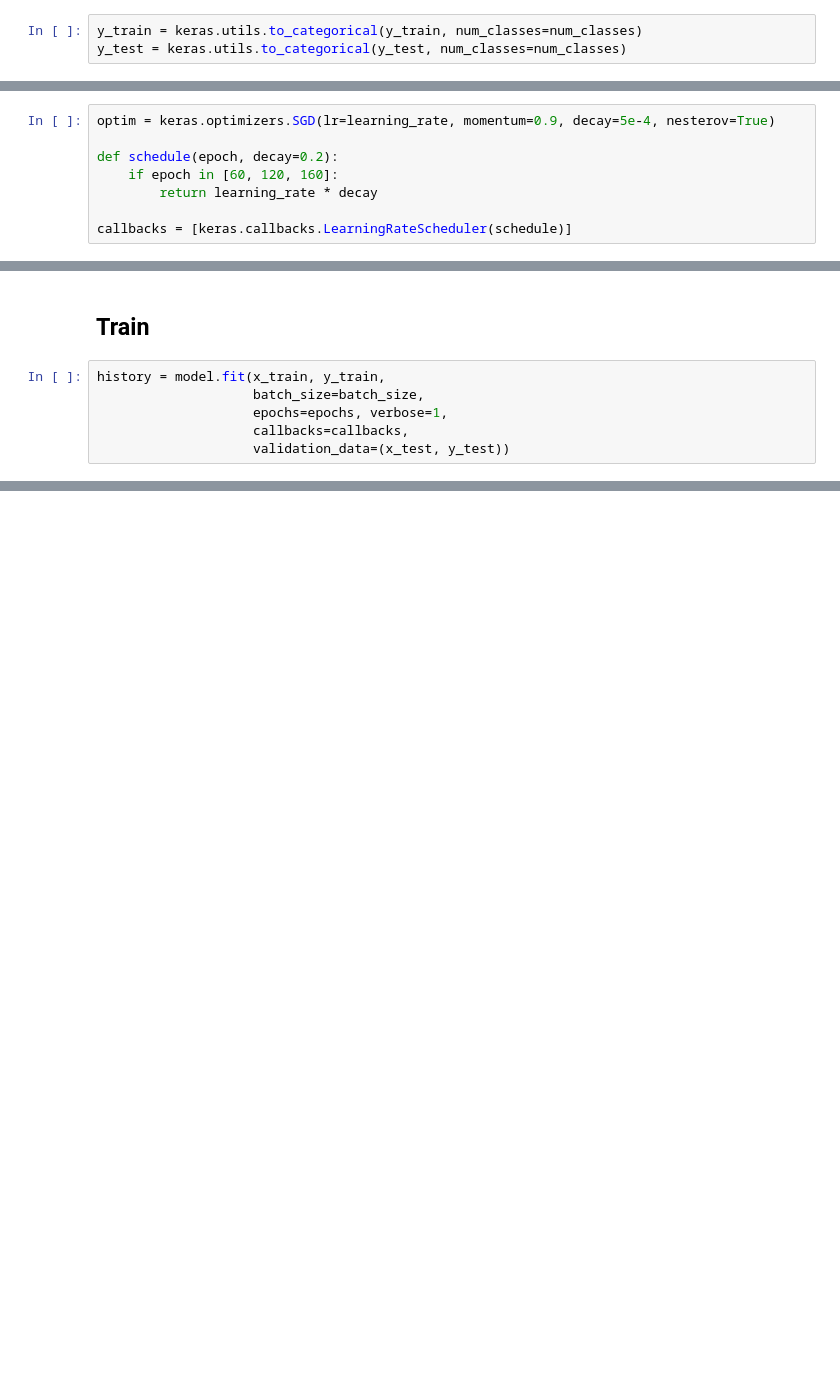
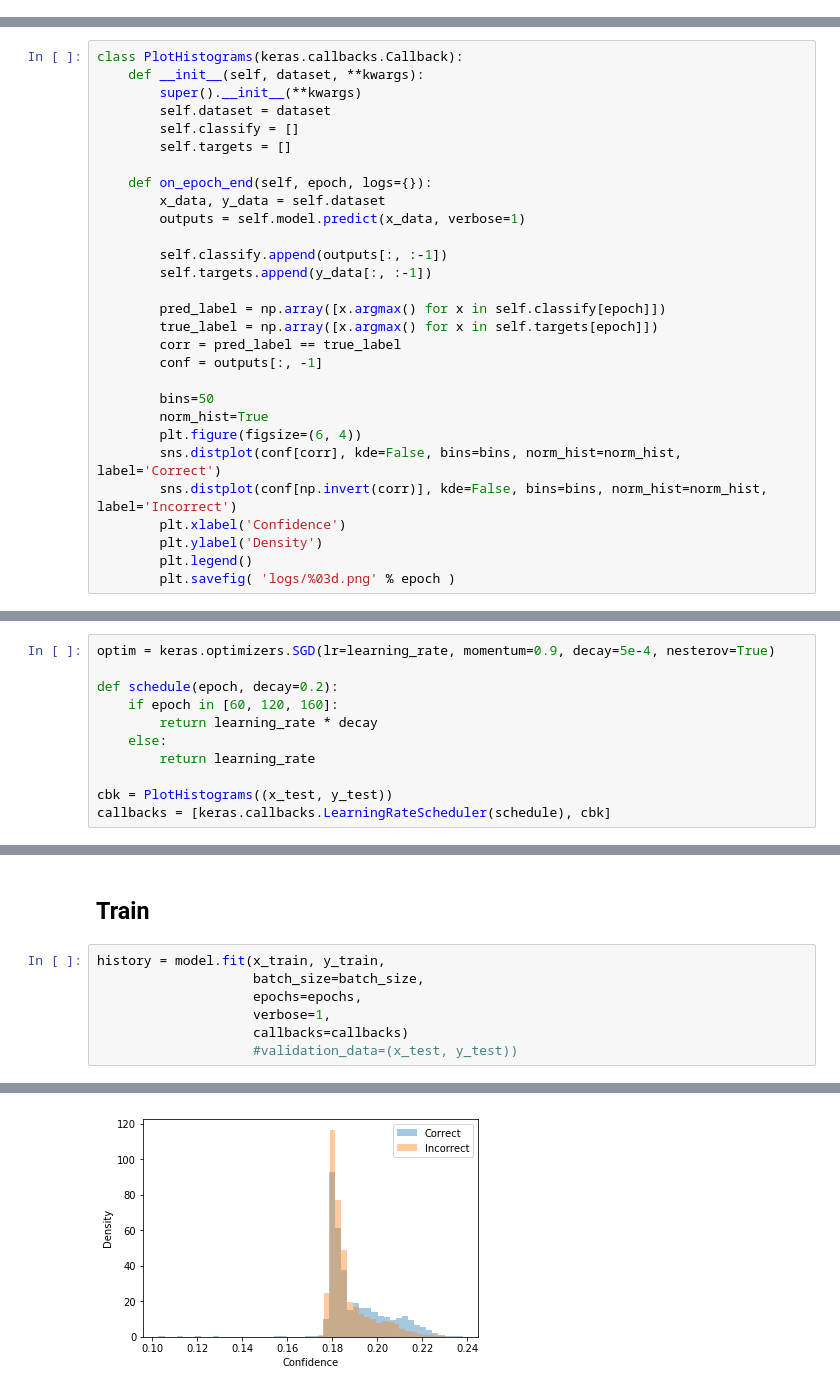
Before and after one commit to NCC-AI/Study, a Jupyter notebook: programs/confidence_estimation/keras_train.ipynb, the cells around one changed output, grey strips where cells are left out. Cells and saved outputs as stored; diff of their text form; blank space fills up the shorter version.

```diff
--- a/programs/confidence_estimation/keras_train.ipynb
+++ b/programs/confidence_estimation/keras_train.ipynb
@@ -88,5 +103,2 @@ x_test = preprocess(x_test, cutout, False)
-# %%
-y_train = keras.utils.to_categorical(y_train, num_classes=num_classes)
-y_test = keras.utils.to_categorical(y_test, num_classes=num_classes)
 # %% [markdown]
 ## loss
@@ -139,3 +159,32 @@ SyntaxError: invalid syntax (<ipython-input-23-6fd779342a26>, line 3)
+# %%
+class PlotHistograms(keras.callbacks.Callback):
+    def __init__(self, dataset, **kwargs):
+        super().__init__(**kwargs)
+        self.dataset = dataset
+        self.classify = []
+        self.targets = []
+
+    def on_epoch_end(self, epoch, logs={}):
+        x_data, y_data = self.dataset
+        outputs = self.model.predict(x_data, verbose=1)
+
+        self.classify.append(outputs[:, :-1])
+        self.targets.append(y_data[:, :-1])
+
+        pred_label = np.array([x.argmax() for x in self.classify[epoch]])
+        true_label = np.array([x.argmax() for x in self.targets[epoch]])
+        corr = pred_label == true_label
+        conf = outputs[:, -1]
+
+        bins=50
+        norm_hist=True
+        plt.figure(figsize=(6, 4))
+        sns.distplot(conf[corr], kde=False, bins=bins, norm_hist=norm_hist, label='Correct')
+        sns.distplot(conf[np.invert(corr)], kde=False, bins=bins, norm_hist=norm_hist, label='Incorrect')
+        plt.xlabel('Confidence')
+        plt.ylabel('Density')
+        plt.legend()
+        plt.savefig( 'logs/%03d.png' % epoch )
 # %% [markdown]
 ## optimizer, scheduler
 # %%
@@ -144,7 +193,10 @@ optim = keras.optimizers.SGD(lr=learning_rate, momentum=0.9, decay=5e-4, nestero
 def schedule(epoch, decay=0.2):
     if epoch in [60, 120, 160]:
         return learning_rate * decay
+    else:
+        return learning_rate
 
-callbacks = [keras.callbacks.LearningRateScheduler(schedule)]
+cbk = PlotHistograms((x_test, y_test))
+callbacks = [keras.callbacks.LearningRateScheduler(schedule), cbk]
 # %%
 model.compile(optimizer=optim, loss=compute_loss)
@@ -158,6 +205,8 @@ Caused by op 'input', defined at:
 # %%
 history = model.fit(x_train, y_train,
                     batch_size=batch_size,
-                    epochs=epochs, verbose=1,
-                    callbacks=callbacks,
-                    validation_data=(x_test, y_test))
+                    epochs=epochs,
+                    verbose=1,
+                    callbacks=callbacks)
+                    #validation_data=(x_test, y_test))
+# %% [output]
@@ -163,0 +222 @@ history = model.fit(x_train, y_train,
+[figure, added]
```
Also changed, not shown: parts of 28 cells of this notebook, 2 other files.
